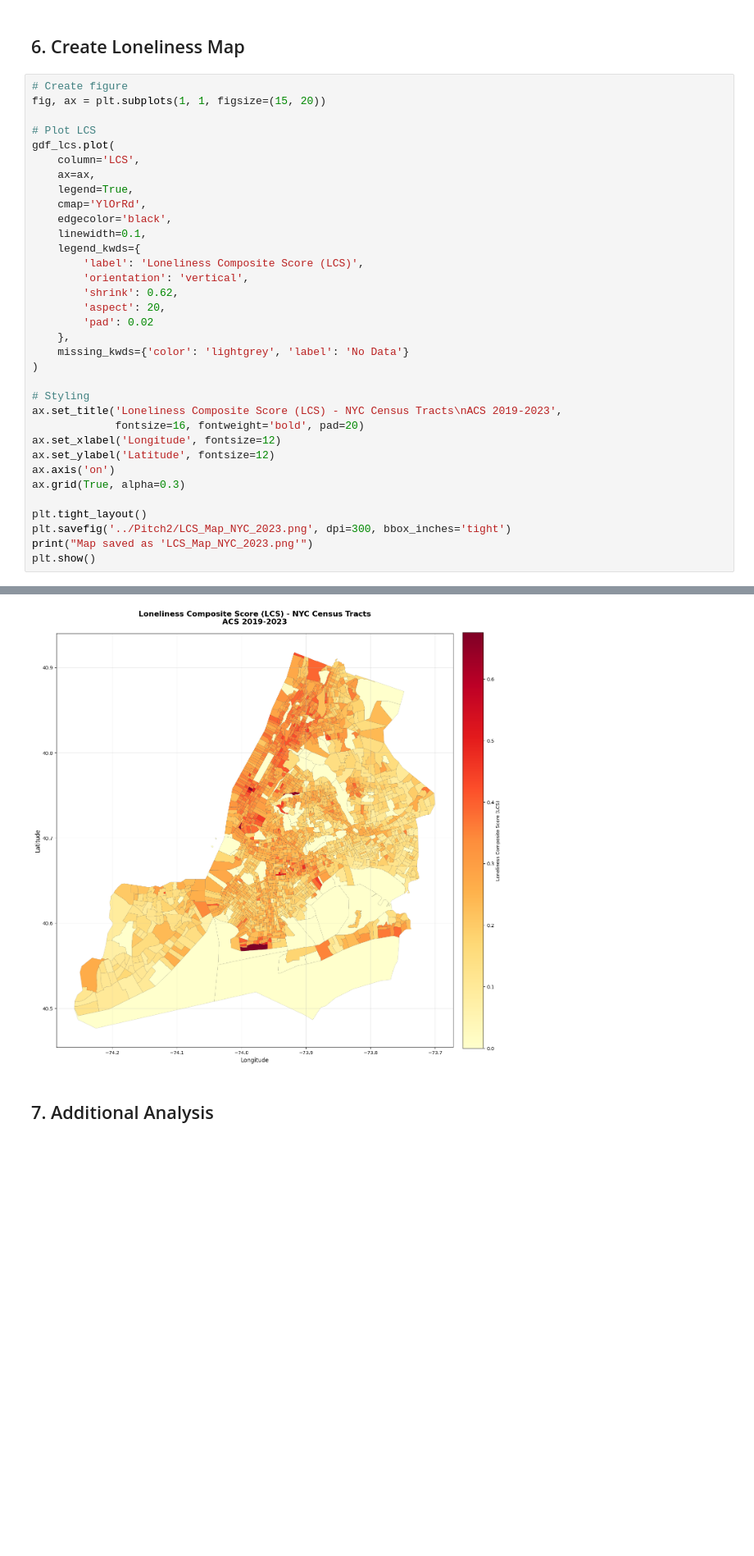
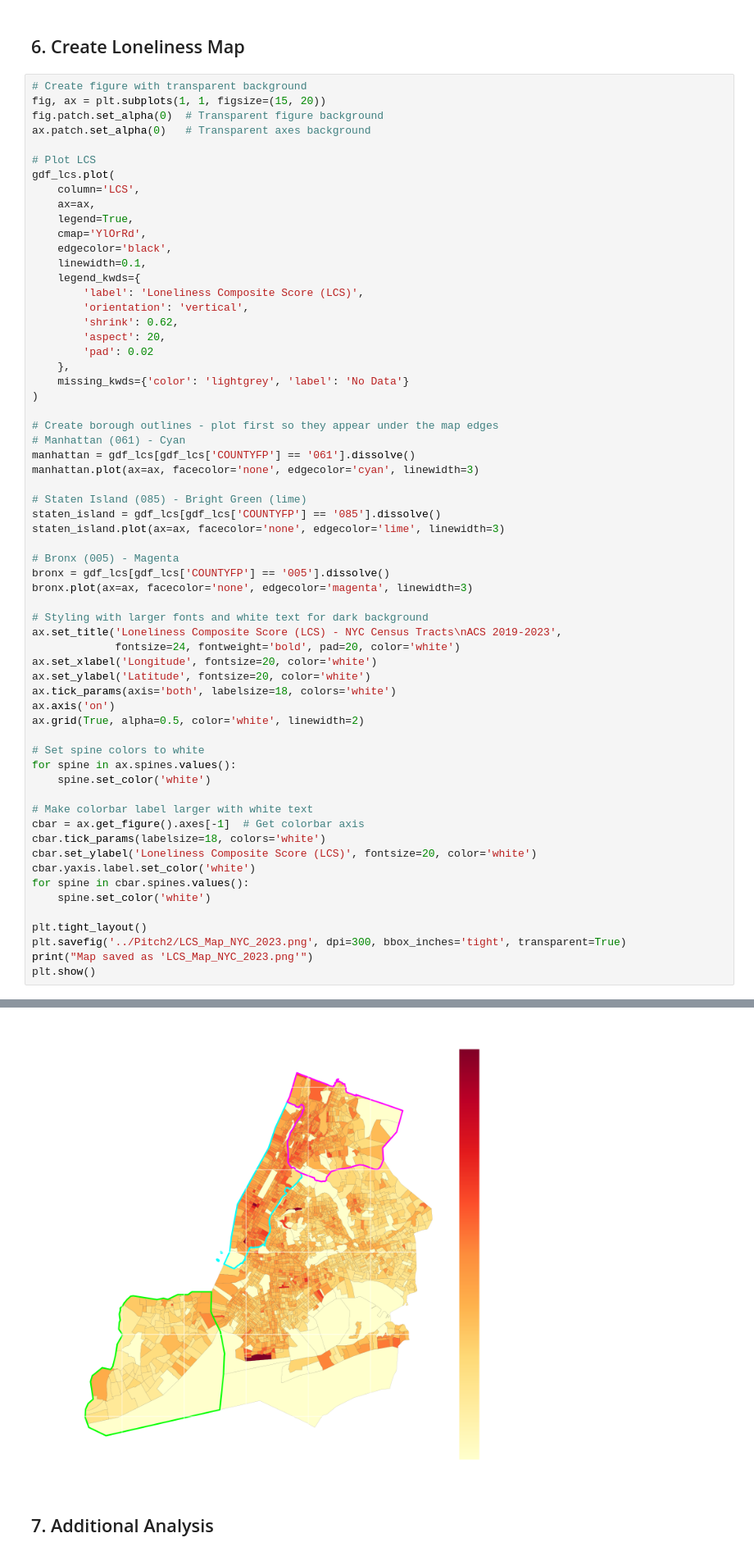
Before and after one commit to andrewparkdev/Monitoring-Cities-Final-LonelinessRiskScoreNYC, a Jupyter notebook: project/01_LCS_Loneliness_Map.ipynb, the cells around one changed output, grey strips where cells are left out. Shown at 82% size. Saved outputs shown, nothing was run; the diff lists cells and outputs as text; blank space fills up the shorter version.

```diff
--- a/project/01_LCS_Loneliness_Map.ipynb
+++ b/project/01_LCS_Loneliness_Map.ipynb
@@ -257,42 +257,70 @@ Tracts without LCS scores: 0
 # %% [markdown]
 ## 6. Create Loneliness Map
 # %%
-# Create figure
+# Create figure with transparent background
 fig, ax = plt.subplots(1, 1, figsize=(15, 20))
+fig.patch.set_alpha(0)  # Transparent figure background
+ax.patch.set_alpha(0)   # Transparent axes background
 
 # Plot LCS
 gdf_lcs.plot(
     column='LCS',
     ax=ax,
     legend=True,
     cmap='YlOrRd',
     edgecolor='black',
     linewidth=0.1,
     legend_kwds={
         'label': 'Loneliness Composite Score (LCS)',
         'orientation': 'vertical',
         'shrink': 0.62,
         'aspect': 20,
         'pad': 0.02
     },
     missing_kwds={'color': 'lightgrey', 'label': 'No Data'}
 )
 
-# Styling
+# Create borough outlines - plot first so they appear under the map edges
+# Manhattan (061) - Cyan
+manhattan = gdf_lcs[gdf_lcs['COUNTYFP'] == '061'].dissolve()
+manhattan.plot(ax=ax, facecolor='none', edgecolor='cyan', linewidth=3)
+
+# Staten Island (085) - Bright Green (lime)
+staten_island = gdf_lcs[gdf_lcs['COUNTYFP'] == '085'].dissolve()
+staten_island.plot(ax=ax, facecolor='none', edgecolor='lime', linewidth=3)
+
+# Bronx (005) - Magenta
+bronx = gdf_lcs[gdf_lcs['COUNTYFP'] == '005'].dissolve()
+bronx.plot(ax=ax, facecolor='none', edgecolor='magenta', linewidth=3)
+
+# Styling with larger fonts and white text for dark background
 ax.set_title('Loneliness Composite Score (LCS) - NYC Census Tracts\nACS 2019-2023',
-             fontsize=16, fontweight='bold', pad=20)
-ax.set_xlabel('Longitude', fontsize=12)
-ax.set_ylabel('Latitude', fontsize=12)
+             fontsize=24, fontweight='bold', pad=20, color='white')
+ax.set_xlabel('Longitude', fontsize=20, color='white')
+ax.set_ylabel('Latitude', fontsize=20, color='white')
+ax.tick_params(axis='both', labelsize=18, colors='white')
 ax.axis('on')
-ax.grid(True, alpha=0.3)
+ax.grid(True, alpha=0.5, color='white', linewidth=2)
+
+# Set spine colors to white
+for spine in ax.spines.values():
+    spine.set_color('white')
+
+# Make colorbar label larger with white text
+cbar = ax.get_figure().axes[-1]  # Get colorbar axis
+cbar.tick_params(labelsize=18, colors='white')
+cbar.set_ylabel('Loneliness Composite Score (LCS)', fontsize=20, color='white')
+cbar.yaxis.label.set_color('white')
+for spine in cbar.spines.values():
+    spine.set_color('white')
 
 plt.tight_layout()
-plt.savefig('../Pitch2/LCS_Map_NYC_2023.png', dpi=300, bbox_inches='tight')
+plt.savefig('../Pitch2/LCS_Map_NYC_2023.png', dpi=300, bbox_inches='tight', transparent=True)
 print("Map saved as 'LCS_Map_NYC_2023.png'")
 plt.show()
 # %% [output]
 Map saved as 'LCS_Map_NYC_2023.png'
-[figure, old version]
+[figure, new version]
 # %% [markdown]
 ## 7. Additional Analysis
 # %%
```
Also changed, not shown: 3 other files.
